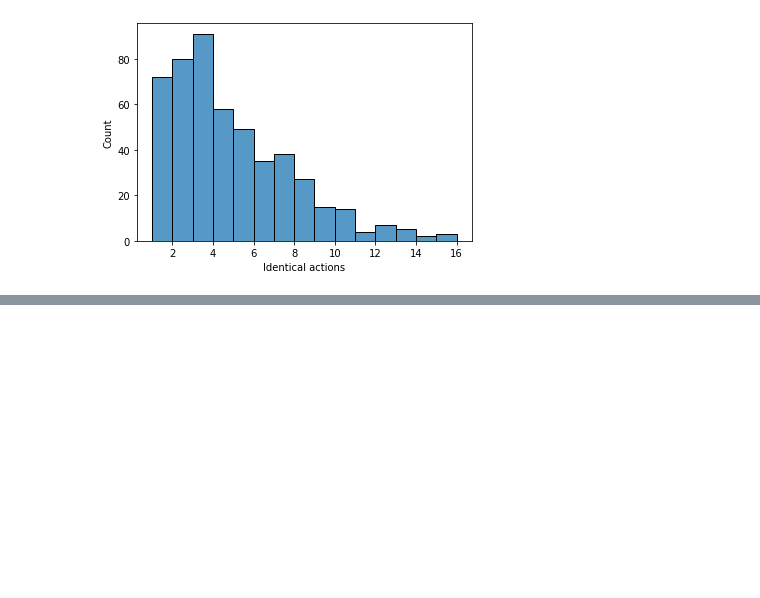
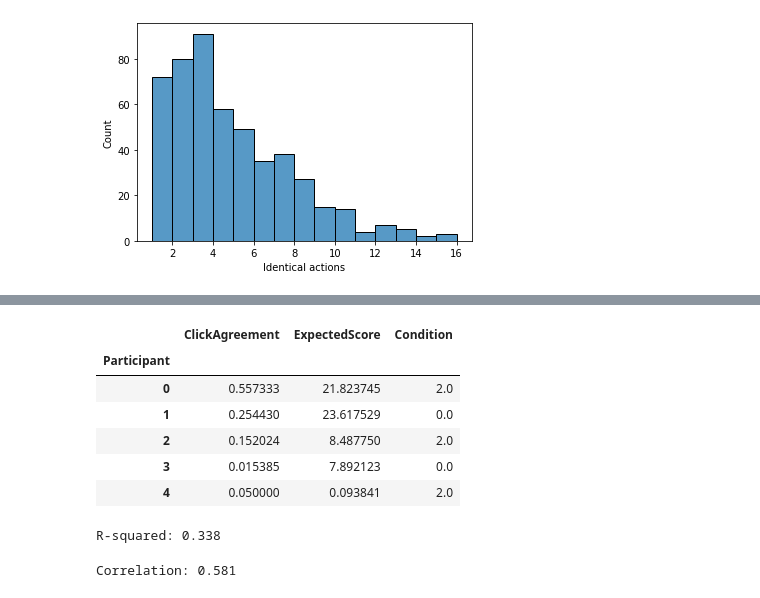
Before and after one commit to RationalityEnhancementGroup/MGPO-SSD, a Jupyter notebook: strategy_analysis.ipynb, the cells around one changed output, grey strips where cells are left out. Cells and saved outputs as stored; diff of their text form; code cells hidden in the pictures; blank space fills up the shorter version.

```diff
--- a/strategy_analysis.ipynb
+++ b/strategy_analysis.ipynb
@@ -132,0 +141,5 @@ sns.histplot(df["Identical actions"])
+# %%
+import pandas as pd
+
+df = pd.read_csv("./data/tutor_experiment/tutor_experiment_exclusion_data.csv")
+df.columns
@@ -132,0 +154,13 @@ sns.histplot(df["Identical actions"])
+# %%
+
+mean_participant_df = df[["Participant", "ClickAgreement", "ExpectedScore", "Condition"]].groupby("Participant").mean()
+mean_participant_df["Condition"] = mean_participant_df["Condition"].astype('category')
+mean_participant_df.head()
+# %% [output]
+|  | ClickAgreement | ExpectedScore | Condition |
+| Participant |  |  |  |
+| 0 | 0.557333 | 21.823745 | 2.0 |
+| 1 | 0.254430 | 23.617529 | 0.0 |
+| 2 | 0.152024 | 8.487750 | 2.0 |
+| 3 | 0.015385 | 7.892123 | 0.0 |
+| 4 | 0.050000 | 0.093841 | 2.0 |
@@ -132,0 +183,17 @@ sns.histplot(df["Identical actions"])
+# %%
+# Calculate R-squared
+from sklearn.linear_model import LinearRegression
+import numpy as np
+X = mean_participant_df["ClickAgreement"].values.reshape(-1, 1)
+y = mean_participant_df["ExpectedScore"].values
+model = LinearRegression()
+model.fit(X, y)
+r_squared = model.score(X, y)
+print(f"R-squared: {r_squared:.3f}")
+# %% [output]
+R-squared: 0.338
+# %%
+correlation = np.corrcoef(mean_participant_df["ClickAgreement"], mean_participant_df["ExpectedScore"])[0,1]
+print(f"Correlation: {correlation:.3f}")
+# %% [output]
+Correlation: 0.581
```
Also changed, not shown: parts of 10 cells of this notebook.
